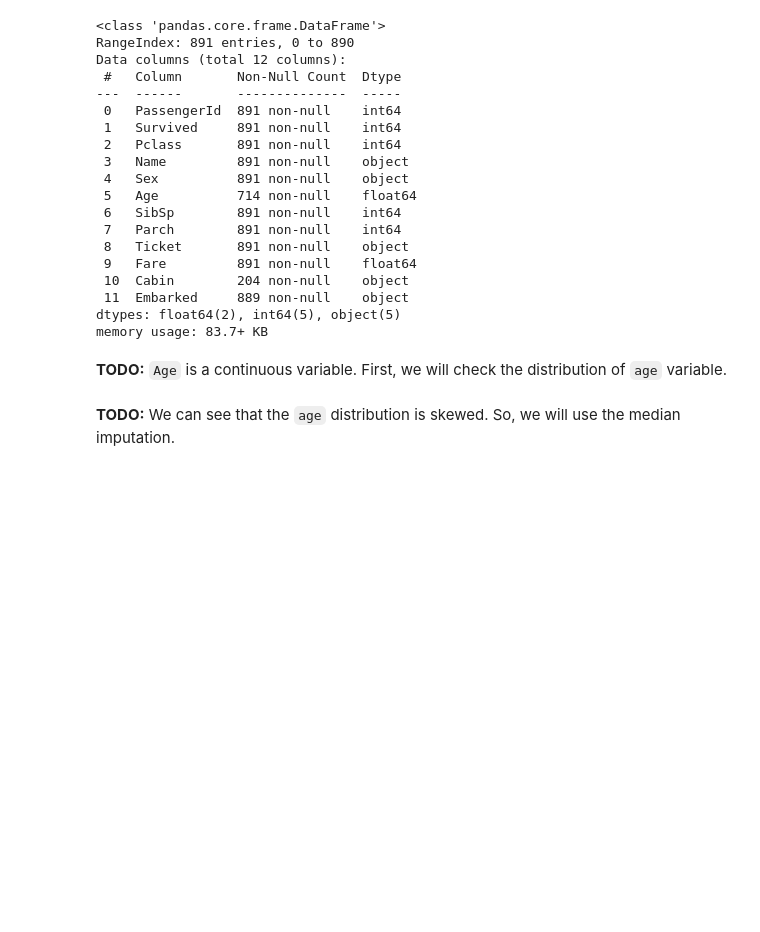
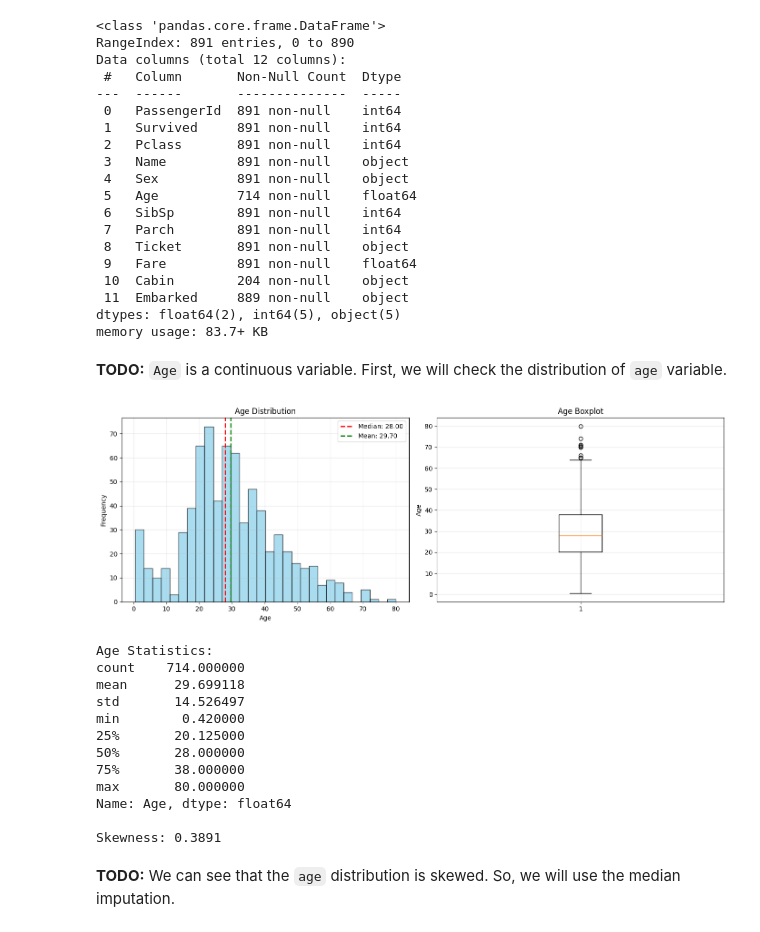
Before and after one commit to alearecuest/anyoneai-exercises-sprint_1, a Jupyter notebook: 7_1_1_PRACTICE_Feature_Engineering.ipynb, the cells around one changed output. Cells and saved outputs as stored; diff of their text form; code cells hidden in the pictures; blank space fills up the shorter version.

```diff
--- a/7_1_1_PRACTICE_Feature_Engineering.ipynb
+++ b/7_1_1_PRACTICE_Feature_Engineering.ipynb
@@ -105,5 +98,44 @@ dtypes: float64(2), int64(5), object(5)
 memory usage: 83.7+ KB
 # %% [markdown]
 **TODO:** `Age` is a continuous variable. First, we will check the distribution of `age` variable.
+# %%
+import matplotlib.pyplot as plt
+
+fig, axes = plt.subplots(1, 2, figsize=(14, 5))
+
+axes[0].hist(data1['Age'].dropna(), bins=30, edgecolor='black', alpha=0.7, color='skyblue')
+axes[0].set_xlabel('Age')
+axes[0].set_ylabel('Frequency')
+axes[0].set_title('Age Distribution')
+axes[0].axvline(data1['Age'].median(), color='red', linestyle='--', linewidth=2, label=f'Median: {data1["Age"].median():.2f}')
+axes[0].axvline(data1['Age'].mean(), color='green', linestyle='--', linewidth=2, label=f'Mean: {data1["Age"].mean():.2f}')
+axes[0].legend()
+axes[0].grid(alpha=0.3)
+
+axes[1].boxplot(data1['Age'].dropna(), vert=True)
+axes[1].set_ylabel('Age')
+axes[1].set_title('Age Boxplot')
+axes[1].grid(alpha=0.3)
+
+plt.tight_layout()
+plt.show()
+
+print("Age Statistics:")
+print(data1['Age'].describe())
+print(f"\nSkewness: {data1['Age'].skew():.4f}")
+# %% [output]
+[figure, added]
+Age Statistics:
+count    714.000000
+mean      29.699118
+std       14.526497
+min        0.420000
+25%       20.125000
+50%       28.000000
+75%       38.000000
+max       80.000000
+Name: Age, dtype: float64
+
+Skewness: 0.3891
 # %% [markdown]
 **TODO:** We can see that the `age` distribution is skewed. So, we will use the median imputation.
```
Also changed, not shown: parts of 29 cells of this notebook.
